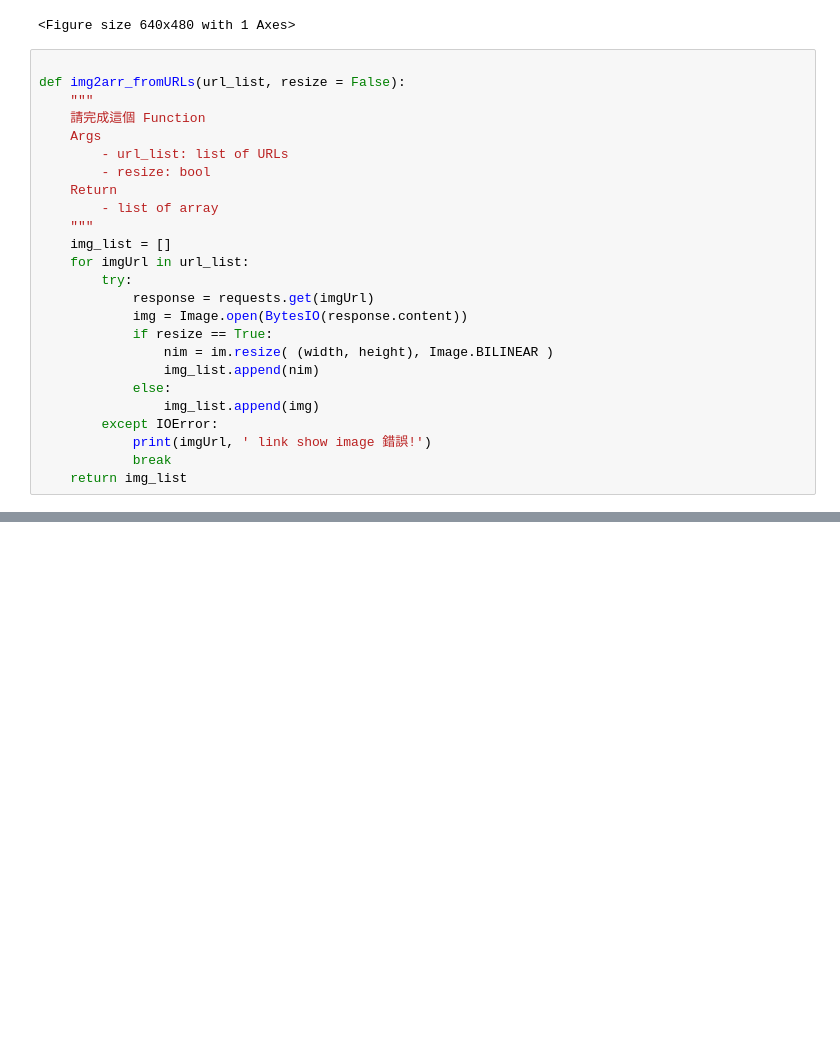
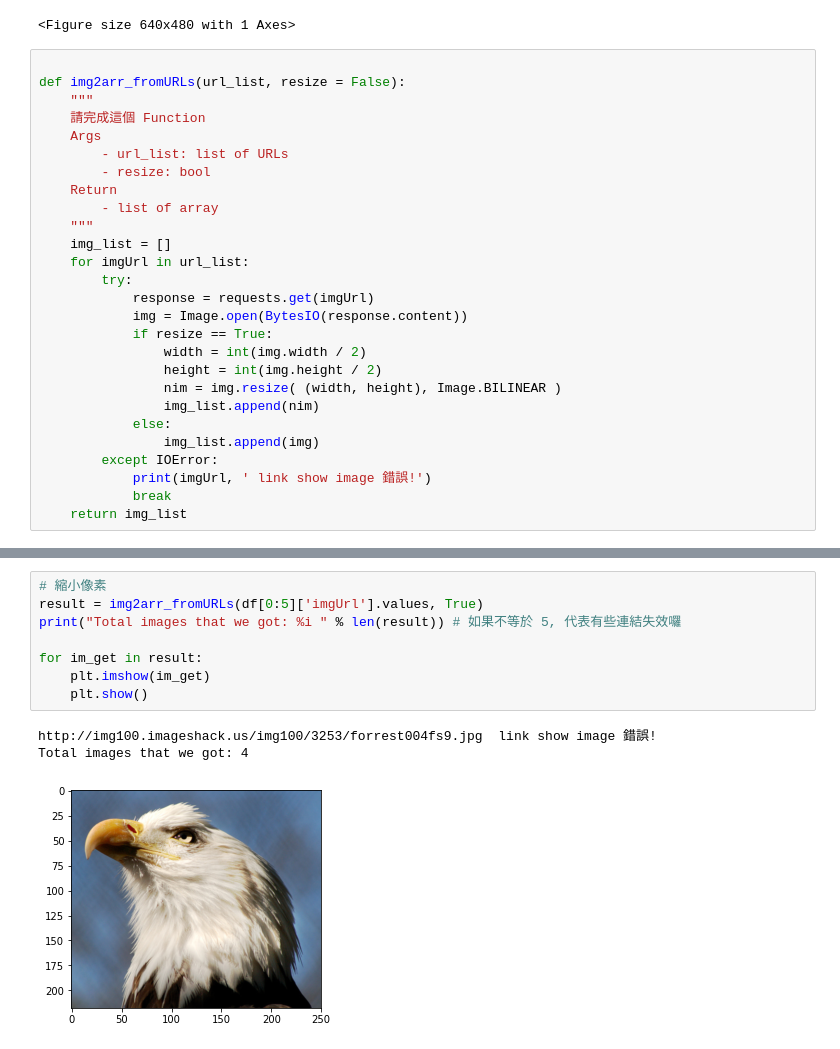
Before and after one commit to yahuihuang/ML100-Days, a Jupyter notebook: Homework/Day_003-2_HW.ipynb, the cells around one changed output, grey strips where cells are left out. Drawn from its saved outputs; the diff is of its cells as text; blank space fills up the shorter version.

```diff
--- a/Homework/Day_003-2_HW.ipynb
+++ b/Homework/Day_003-2_HW.ipynb
@@ -88,7 +88,9 @@ def img2arr_fromURLs(url_list, resize = False):
             response = requests.get(imgUrl)
             img = Image.open(BytesIO(response.content))
             if resize == True:
-                nim = im.resize( (width, height), Image.BILINEAR )
+                width = int(img.width / 2)
+                height = int(img.height / 2)
+                nim = img.resize( (width, height), Image.BILINEAR )
                 img_list.append(nim)
             else:
                 img_list.append(img)
@@ -110,3 +113,15 @@ Total images that we got: 4
 [figure]
 [figure]
 [figure]
+# %%
+# 縮小像素
+result = img2arr_fromURLs(df[0:5]['imgUrl'].values, True)
+print("Total images that we got: %i " % len(result)) # 如果不等於 5, 代表有些連結失效囉
+
+for im_get in result:
+    plt.imshow(im_get)
+    plt.show()
+# %% [output]
+http://img100.imageshack.us/img100/3253/forrest004fs9.jpg  link show image 錯誤!
+Total images that we got: 4
+[figure, added]
```
Also changed, not shown: parts of 2 cells of this notebook.
